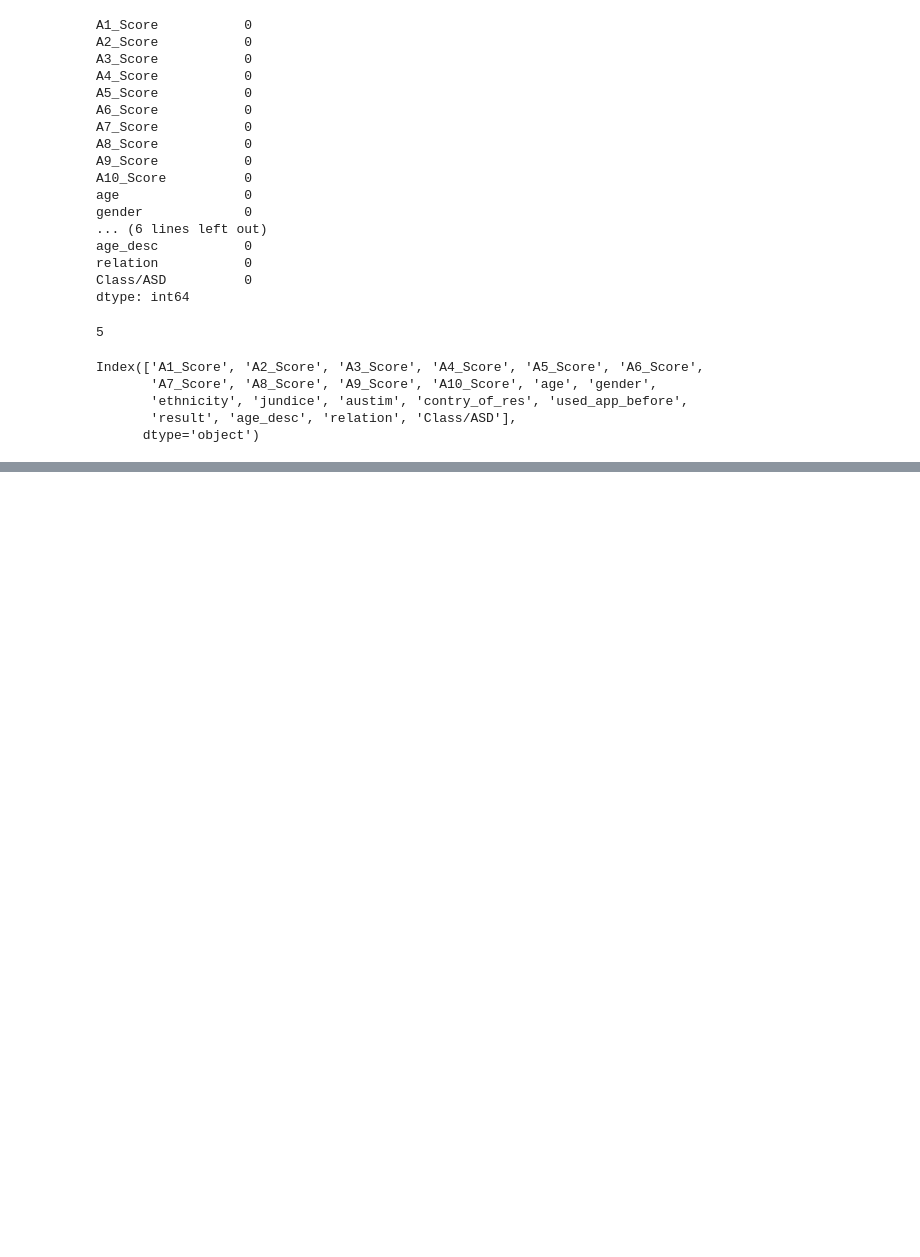
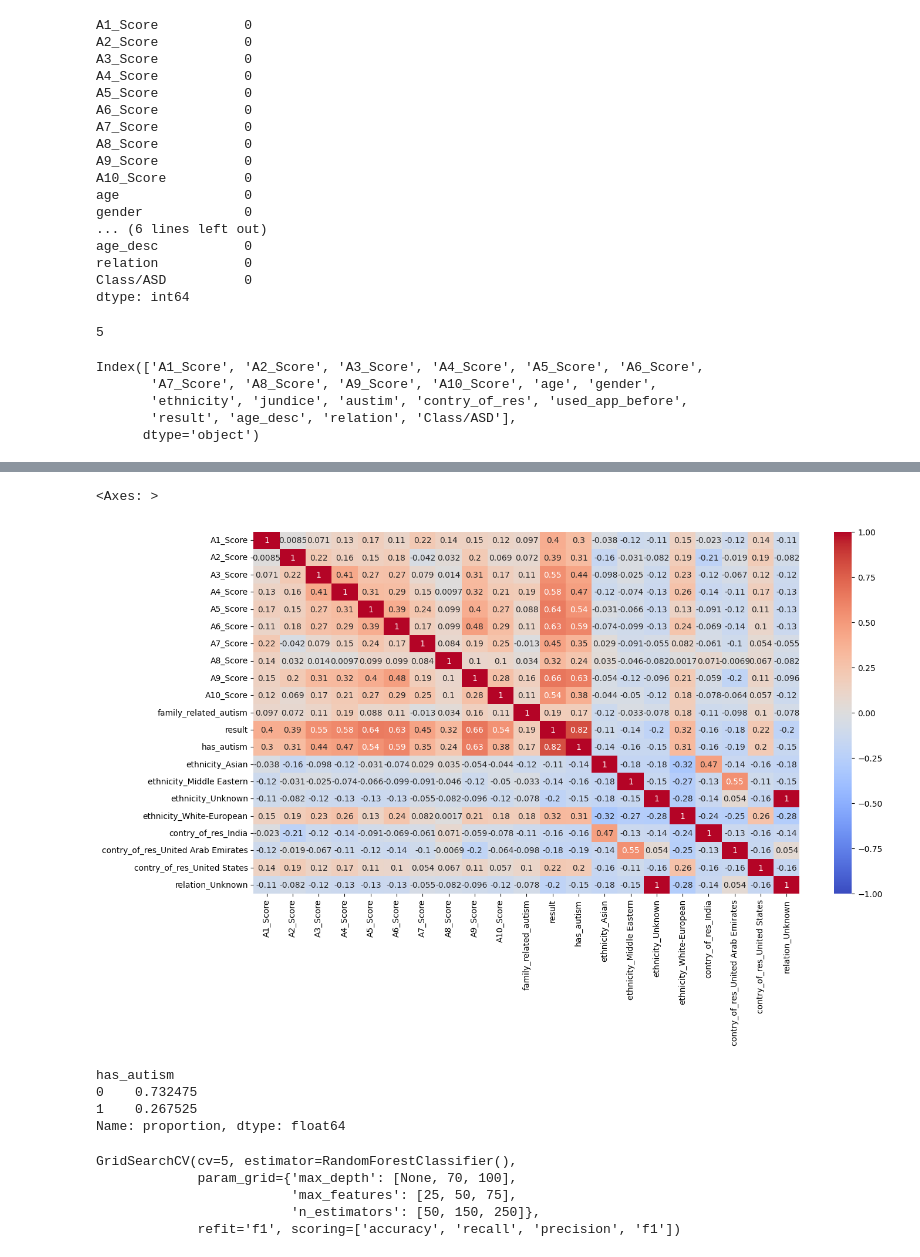
Before and after one commit to ly-daniel/Practice-Projects, a Jupyter notebook: Autism Screening/autism data analysis.ipynb, the cells around one changed output, grey strips where cells are left out. Saved outputs shown, nothing was run; the diff lists cells and outputs as text; code cells hidden in the pictures; blank space fills up the shorter version.

Commit message:
random forest
added random forest for analysis

```diff
--- a/Autism Screening/autism data analysis.ipynb
+++ b/Autism Screening/autism data analysis.ipynb
@@ -162,0 +193,15 @@ memory usage: 120.1+ KB
+# %%
+plt.figure(figsize=(15,8))
+sns.heatmap(df_dropped.corr(), annot = True, vmin=-1, vmax=1, cmap = 'coolwarm')
+# %% [output]
+<Axes: >
+[figure, added]
+# %%
+X = df.drop(columns = 'has_autism')
+y = df['has_autism']
+df['has_autism'].value_counts(normalize=True)
+# %% [output]
+has_autism
+0    0.732475
+1    0.267525
+Name: proportion, dtype: float64
@@ -162,0 +220,8 @@ memory usage: 120.1+ KB
+# %%
+rfc_cv.fit(X_train, y_train)
+# %% [output]
+GridSearchCV(cv=5, estimator=RandomForestClassifier(),
+             param_grid={'max_depth': [None, 70, 100],
+                         'max_features': [25, 50, 75],
+                         'n_estimators': [50, 150, 250]},
+             refit='f1', scoring=['accuracy', 'recall', 'precision', 'f1'])
```
Also changed, not shown: parts of 23 cells of this notebook.
